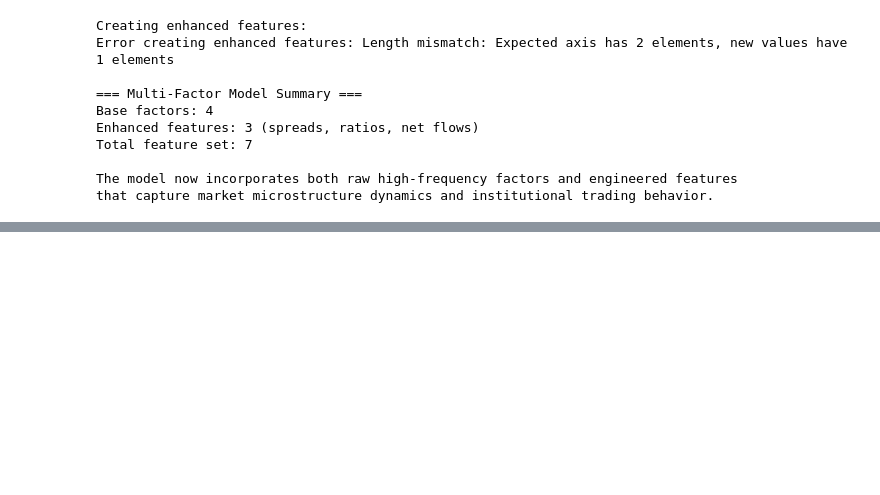
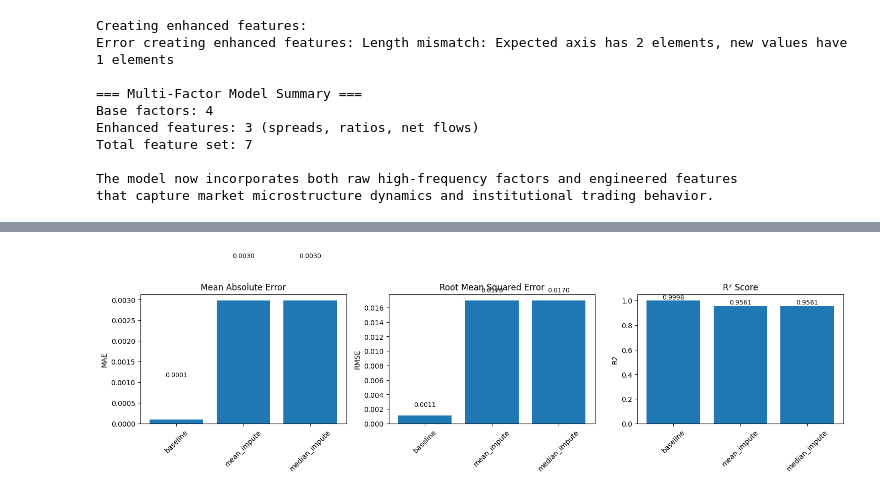
Before and after one commit to Jay-kl/bootcamp_Jay_Yang, a Jupyter notebook: project/Jay_project.ipynb, the cells around one changed output, grey strips where cells are left out. Saved outputs shown, nothing was run; the diff lists cells and outputs as text; code cells hidden in the pictures; blank space fills up the shorter version.

```diff
--- a/project/Jay_project.ipynb
+++ b/project/Jay_project.ipynb
@@ -961,0 +1501,85 @@ that capture market microstructure dynamics and institutional trading behavior.
+# %%
+# Scenario Sensitivity Analysis
+print("\n=== Scenario Sensitivity Analysis ===\n")
+
+# Define different preprocessing scenarios
+scenarios = {
+    'baseline': lambda x: x,  # No additional processing
+    'mean_impute': mean_impute,
+    'median_impute': median_impute
+}
+
+# Test scenarios on a subset of features with some artificially missing values
+X_test_scenario = X_test.copy()
+
+# Introduce some missing values for demonstration
+np.random.seed(42)
+missing_mask = np.random.random(X_test_scenario.shape) < 0.05  # 5% missing
+X_test_with_missing = X_test_scenario.values.astype(float)
+X_test_with_missing[missing_mask] = np.nan
+
+results = []
+for name, fn in scenarios.items():
+    print(f"Testing scenario: {name}")
+
+    if name == 'baseline':
+        # Use original data without missing values
+        X_scenario = X_test_scenario.values
+    else:
+        # Apply imputation to data with missing values
+        X_scenario = np.apply_along_axis(fn, 0, X_test_with_missing)
+
+    # Make predictions with the baseline model
+    y_pred_scenario = lr.predict(X_scenario)
+
+    # Calculate metrics
+    mae_scenario = mae_metric(y_test, y_pred_scenario)
+    rmse_scenario = np.sqrt(mean_squared_error(y_test, y_pred_scenario))
+    r2_scenario = r2_score(y_test, y_pred_scenario)
+
+    results.append({
+        'scenario': name,
+        'mae': mae_scenario,
+        'rmse': rmse_scenario,
+        'r2': r2_scenario,
+        'missing_handled': 'No' if name == 'baseline' else 'Yes'
+    })
+
+# Convert results to DataFrame
+sens_df = pd.DataFrame(results)
+print("\nScenario Sensitivity Results:")
+print(sens_df.round(6))
+
+# Visualize scenario differences
+fig, axes = plt.subplots(1, 3, figsize=(15, 5))
+
+metrics = ['mae', 'rmse', 'r2']
+titles = ['Mean Absolute Error', 'Root Mean Squared Error', 'R² Score']
+
+for i, (metric, title) in enumerate(zip(metrics, titles)):
+    axes[i].bar(sens_df['scenario'], sens_df[metric])
+    axes[i].set_title(title)
+    axes[i].set_ylabel(metric.upper())
+    axes[i].tick_params(axis='x', rotation=45)
+
+    # Add value labels on bars
+    for j, v in enumerate(sens_df[metric]):
+        axes[i].text(j, v + 0.001, f'{v:.4f}', ha='center', va='bottom', fontsize=9)
+
+plt.tight_layout()
+plt.show()
+
+# Quantify sensitivity
+mae_range = sens_df['mae'].max() - sens_df['mae'].min()
+r2_range = sens_df['r2'].max() - sens_df['r2'].min()
+
+print(f"\nSensitivity Analysis Summary:")
+print(f"  MAE range across scenarios: {mae_range:.6f}")
+print(f"  R² range across scenarios: {r2_range:.6f}")
+print(f"  Most robust metric: {'MAE' if mae_range < r2_range else 'R²'}")
+
+if mae_range < 0.001:
+    print("  → Model is robust to missing data imputation methods")
+else:
+    print("  → Model shows sensitivity to missing data handling - consider this in production")
+# %% [output]
@@ -961,0 +1597 @@ that capture market microstructure dynamics and institutional trading behavior.
+[figure, added]
```
Also changed, not shown: parts of 21 cells of this notebook, 22 other files.
